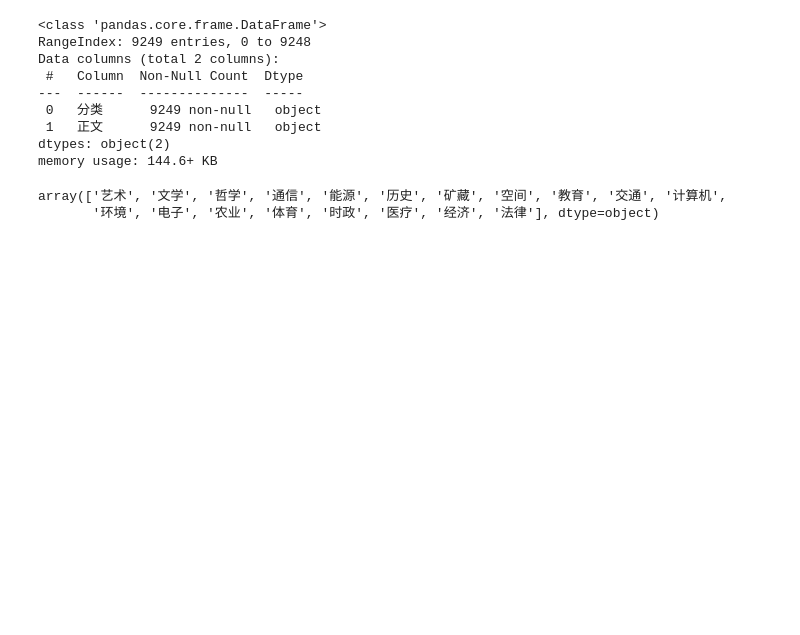
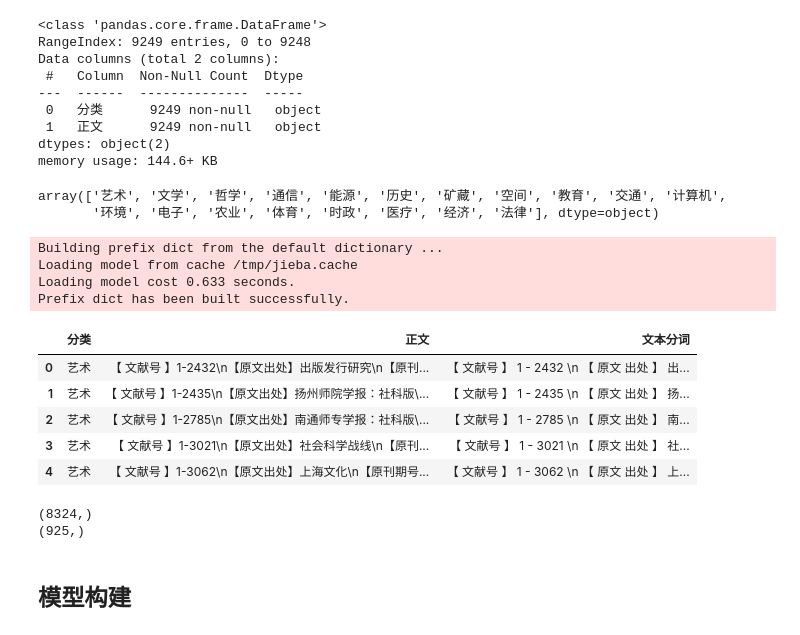
Before and after one commit to Qingfeng-Yao/Code-Repository, a Jupyter notebook: tutorials/text_classification/chinese_text_classification.ipynb, the cells around one changed output. Saved outputs shown, nothing was run; the diff lists cells and outputs as text; code cells hidden in the pictures; blank space fills up the shorter version.

```diff
--- a/tutorials/text_classification/chinese_text_classification.ipynb
+++ b/tutorials/text_classification/chinese_text_classification.ipynb
@@ -29,0 +35,20 @@ array(['艺术', '文学', '哲学', '通信', '能源', '历史', '矿藏', '
+# %%
+import jieba
+jieba.enable_parallel(56) #并行分词开启
+data['文本分词'] = data['正文'].apply(lambda i:jieba.cut(i) )
+# %% [output]
+Building prefix dict from the default dictionary ...
+Loading model from cache /tmp/jieba.cache
+Loading model cost 0.633 seconds.
+Prefix dict has been built successfully.
+# %%
+data['文本分词'] = [' '.join(i) for i in data['文本分词']]
+# %%
+data.head()
+# %% [output]
+|  | 分类 | 正文 | 文本分词 |
+| 0 | 艺术 | ﻿【 文献号 】1-2432\n【原文出处】出版发行研究\n【原刊... | ﻿ 【 文献号 】 1 - 2432 \n 【 原文 出处 】 出... |
+| 1 | 艺术 | ﻿【 文献号 】1-2435\n【原文出处】扬州师院学报：社科版\... | ﻿ 【 文献号 】 1 - 2435 \n 【 原文 出处 】 扬... |
+| 2 | 艺术 | ﻿【 文献号 】1-2785\n【原文出处】南通师专学报：社科版\... | ﻿ 【 文献号 】 1 - 2785 \n 【 原文 出处 】 南... |
+| 3 | 艺术 | ﻿【 文献号 】1-3021\n【原文出处】社会科学战线\n【原刊... | ﻿ 【 文献号 】 1 - 3021 \n 【 原文 出处 】 社... |
+| 4 | 艺术 | ﻿【 文献号 】1-3062\n【原文出处】上海文化\n【原刊期号... | ﻿ 【 文献号 】 1 - 3062 \n 【 原文 出处 】 上... |
@@ -29,0 +87,8 @@ array(['艺术', '文学', '哲学', '通信', '能源', '历史', '矿藏', '
+# %%
+print (xtrain.shape)
+print (xvalid.shape)
+# %% [output]
+(8324,)
+(925,)
+# %% [markdown]
+## 模型构建
```
Also changed, not shown: parts of 66 cells of this notebook, 1 other file.
